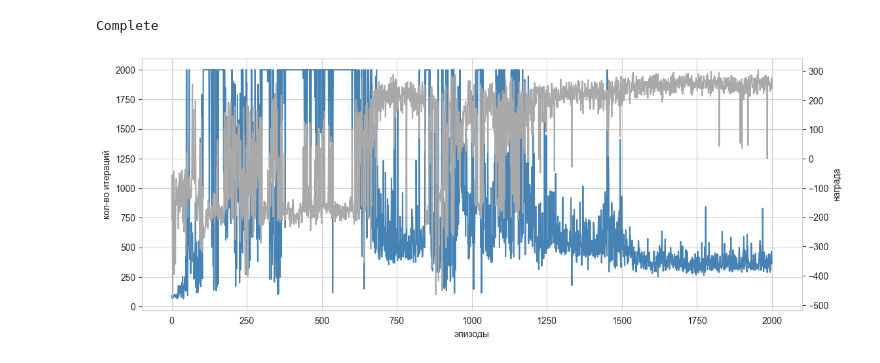
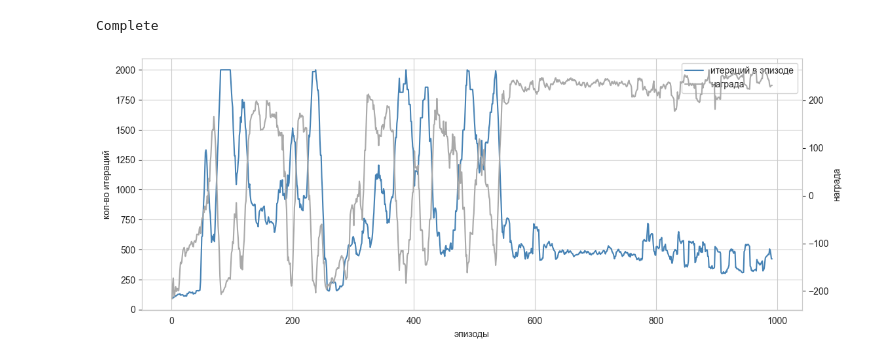
Before and after one commit to eilyich/OtusHomework2, a Jupyter notebook: homewok.ipynb, the cells around one changed output. Drawn from its saved outputs; the diff is of its cells as text; code cells hidden in the pictures.

```diff
--- a/homewok.ipynb
+++ b/homewok.ipynb
@@ -102,6 +105,7 @@ LR = 5e-5          # скорость обучения оптимизатора
 FULL_MEMORY_LENGTH = 1000000   # длинна памяти
 TARGET_UPDATE_FREQ = 10 # жёсткое обновление целевой сети (если нет мягкого обновления)
 MAX_EPISODE_STEPS = 2000 # максимальное количество итераций в эпизоде
+EPISODES_CNT = 1000 # количество эпизодов
 
 env = gym.make(
     "LunarLander-v3",
@@ -365,19 +454,27 @@ Complete
 # %%
 fig, ax = plt.subplots(figsize=(13, 5))
 
-l1, = ax.plot(range(1, len(episode_durations_2) + 1), episode_durations_2, color='steelblue', label='итераций в эпизоде')
+window_size = 10
+
+l1, = ax.plot(range(1, len(episode_durations_smoothed) - 8),
+              np.convolve(np.array(episode_durations_smoothed), np.ones(window_size) / window_size, mode='valid').tolist(),
+              color='steelblue', label='итераций в эпизоде')
 
 ax_r = ax.twinx()
-l2, = ax_r.plot(range(1, len(rewards_2) + 1), rewards_2, color='darkgrey', label='награда')
+l2, = ax_r.plot(range(1, len(rewards_smoothed) - 8),
+                np.convolve(np.array(rewards_smoothed), np.ones(window_size) / window_size, mode='valid').tolist(),
+                color='darkgrey', label='награда')
 
-# ax.legend([l1, l2], ['итераций в эпизоде', 'награда'])
+ax.legend([l1, l2], ['итераций в эпизоде', 'награда'])
 
 ax.set_xlabel('эпизоды')
 ax.set_ylabel('кол-во итераций')
 ax_r.set_ylabel('награда')
+# ax.set_xticklabels(,list(range(window_size, len(episode_durations_smoothed) + 1)))
+# [item.get_text() for item in ax.get_xticklabels()]
 
 plt.grid(False)
 plt.show()
 plt.close()
 # %% [output]
-[figure, old version]
+[figure, new version]
```
Also changed, not shown: parts of 8 cells of this notebook.
